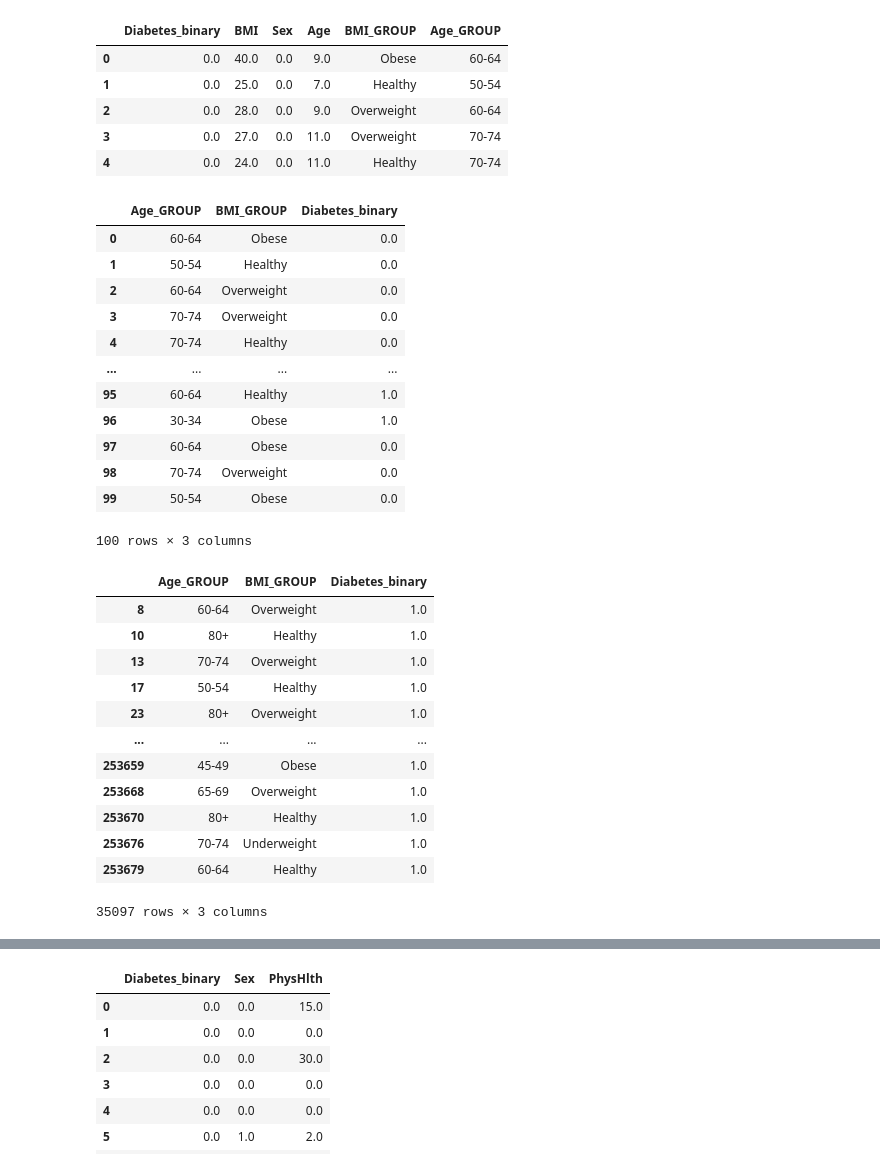
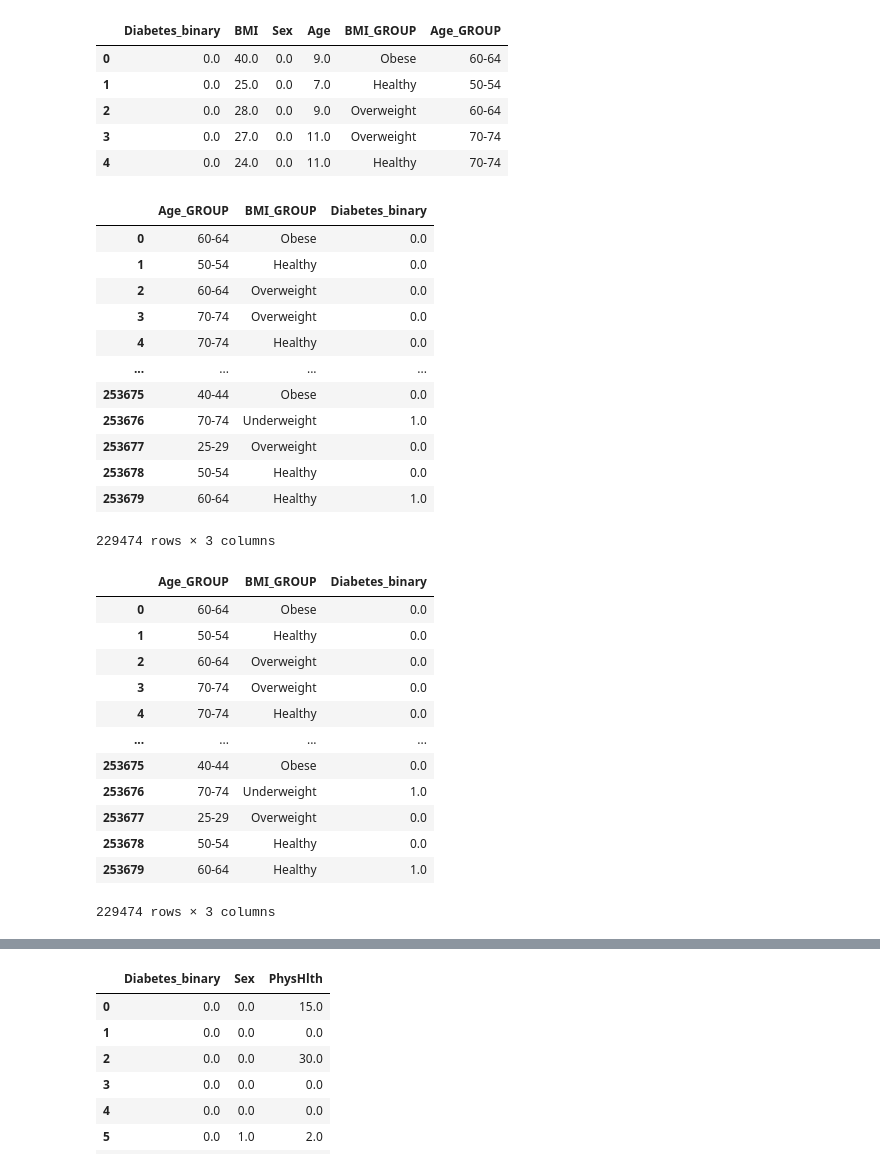
Before and after one commit to michaelz-id/project_1, a Jupyter notebook: Project1_testfile.ipynb, the cells around one changed output, grey strips where cells are left out. Saved outputs shown, nothing was run; the diff lists cells and outputs as text; code cells hidden in the pictures.

```diff
--- a/Project1_testfile.ipynb
+++ b/Project1_testfile.ipynb
@@ -151,7 +151,7 @@ df_bmi.head()
 | 4 | 0.0 | 24.0 | 0.0 | 11.0 | Healthy | 70-74 |
 # %%
 #format to age by diabetes
-df_bmi_plot = df_bmi.loc[:, ["Age_GROUP", "BMI_GROUP","Diabetes_binary"]].head(100)
+df_bmi_plot = df_bmi.loc[:, ["Age_GROUP", "BMI_GROUP","Diabetes_binary"]]
 df_bmi_plot
 # %% [output]
 |  | Age_GROUP | BMI_GROUP | Diabetes_binary |
@@ -161,30 +161,29 @@ df_bmi_plot
 | 3 | 70-74 | Overweight | 0.0 |
 | 4 | 70-74 | Healthy | 0.0 |
 | ... | ... | ... | ... |
-| 95 | 60-64 | Healthy | 1.0 |
-| 96 | 30-34 | Obese | 1.0 |
-| 97 | 60-64 | Obese | 0.0 |
-| 98 | 70-74 | Overweight | 0.0 |
-| 99 | 50-54 | Obese | 0.0 |
+| 253675 | 40-44 | Obese | 0.0 |
+| 253676 | 70-74 | Underweight | 1.0 |
+| 253677 | 25-29 | Overweight | 0.0 |
+| 253678 | 50-54 | Healthy | 0.0 |
+| 253679 | 60-64 | Healthy | 1.0 |
-100 rows × 3 columns
+229474 rows × 3 columns
 # %%
-#filter to only diabetics
-df_bmi_plot_diabetics = df_bmi.loc[df_bmi['Diabetes_binary'] == 1]
+# df_bmi_plot_diabetics = df_bmi.loc[df_bmi['Diabetes_binary'] == 1]
 # df_bmi_plot_ = df_bmi.loc[:, ["Age_GROUP", "BMI_GROUP","Diabetes_binary"]].head(100)
-df_bmi_plot_diabetics = df_bmi_plot_diabetics.loc[:, ["Age_GROUP","BMI_GROUP","Diabetes_binary"]]
+df_bmi_plot_diabetics = df_bmi_plot.loc[:, ["Age_GROUP","BMI_GROUP","Diabetes_binary"]]
 df_bmi_plot_diabetics
 # %% [output]
 |  | Age_GROUP | BMI_GROUP | Diabetes_binary |
-| 8 | 60-64 | Overweight | 1.0 |
-| 10 | 80+ | Healthy | 1.0 |
-| 13 | 70-74 | Overweight | 1.0 |
-| 17 | 50-54 | Healthy | 1.0 |
-| 23 | 80+ | Overweight | 1.0 |
+| 0 | 60-64 | Obese | 0.0 |
+| 1 | 50-54 | Healthy | 0.0 |
+| 2 | 60-64 | Overweight | 0.0 |
+| 3 | 70-74 | Overweight | 0.0 |
+| 4 | 70-74 | Healthy | 0.0 |
 | ... | ... | ... | ... |
-| 253659 | 45-49 | Obese | 1.0 |
-| 253668 | 65-69 | Overweight | 1.0 |
-| 253670 | 80+ | Healthy | 1.0 |
+| 253675 | 40-44 | Obese | 0.0 |
 | 253676 | 70-74 | Underweight | 1.0 |
+| 253677 | 25-29 | Overweight | 0.0 |
+| 253678 | 50-54 | Healthy | 0.0 |
 | 253679 | 60-64 | Healthy | 1.0 |
-35097 rows × 3 columns
+229474 rows × 3 columns
 # %%
```
Also changed, not shown: parts of 46 cells of this notebook.
